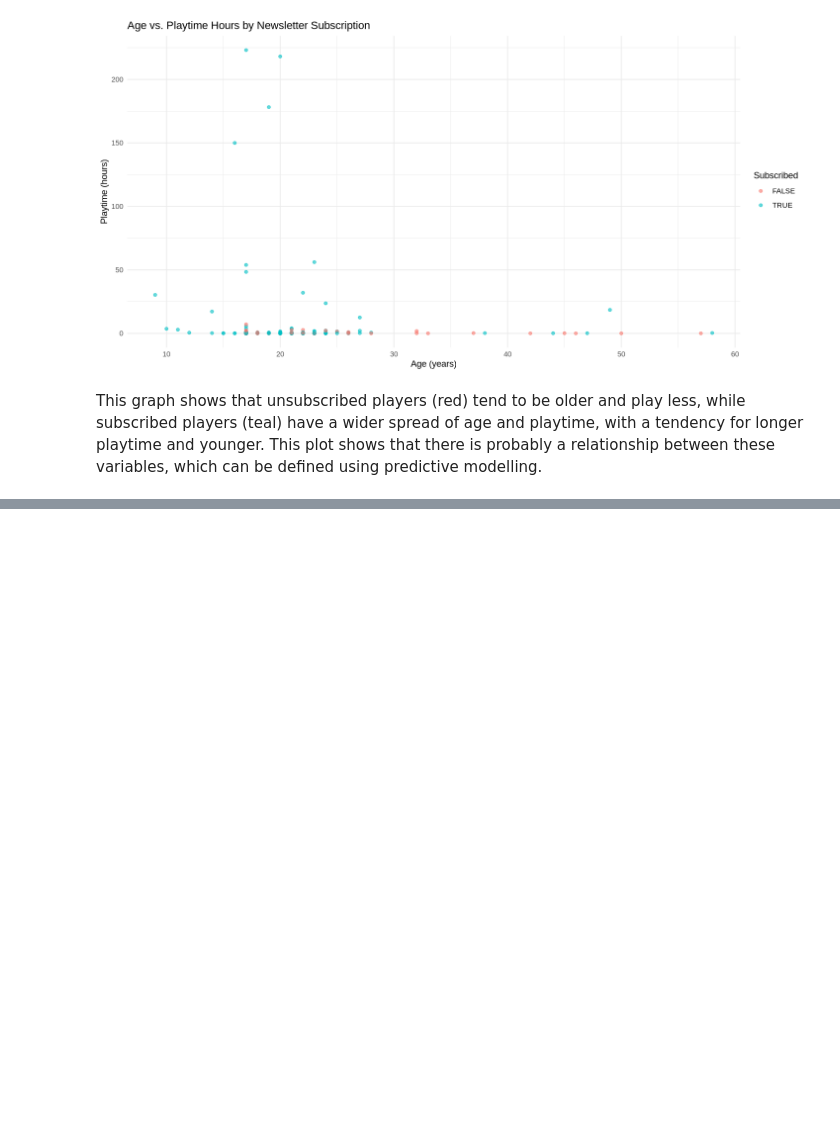
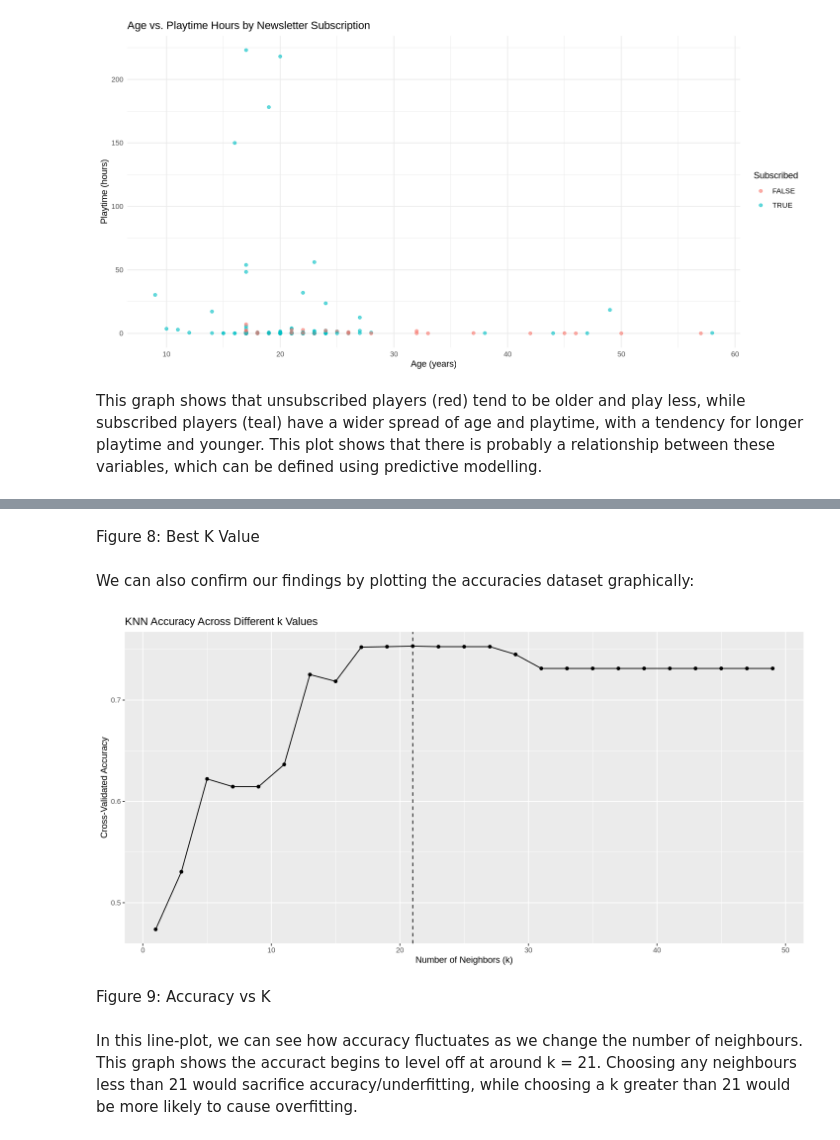
Before and after one commit to sophiaymeng/dsci_100_008_7_minecraft, a Jupyter notebook: Project.ipynb, the cells around one changed output, grey strips where cells are left out. Cells and saved outputs as stored; diff of their text form; code cells hidden in the pictures; blank space fills up the shorter version.

Commit message:
Performed analysis to determine the best K-value

```diff
--- a/Project.ipynb
+++ b/Project.ipynb
@@ -233,0 +297,23 @@ This graph shows that unsubscribed players (red) tend to be older and play less,
+# %% [markdown]
+Figure 8: Best K Value
+# %% [markdown]
+We can also confirm our findings by plotting the accuracies dataset graphically:
+# %%
+ggplot(accuracies, aes(x = neighbors, y = mean)) +
+  geom_line() +
+  geom_point() +
+  geom_vline(
+    xintercept = best_k$neighbors,
+    linetype = "dashed"
+  ) +
+  labs(
+    title = "KNN Accuracy Across Different k Values",
+    x = "Number of Neighbors (k)",
+    y = "Cross-Validated Accuracy"
+  )
+# %% [output]
+[figure, added]
+# %% [markdown]
+Figure 9: Accuracy vs K
+# %% [markdown]
+In this line-plot, we can see how accuracy fluctuates as we change the number of neighbours. This graph shows the accuract begins to level off at around k = 21. Choosing any neighbours less than 21 would sacrifice accuracy/underfitting, while choosing a k greater than 21 would be more likely to cause overfitting.
```
Also changed, not shown: parts of 5 cells of this notebook.
